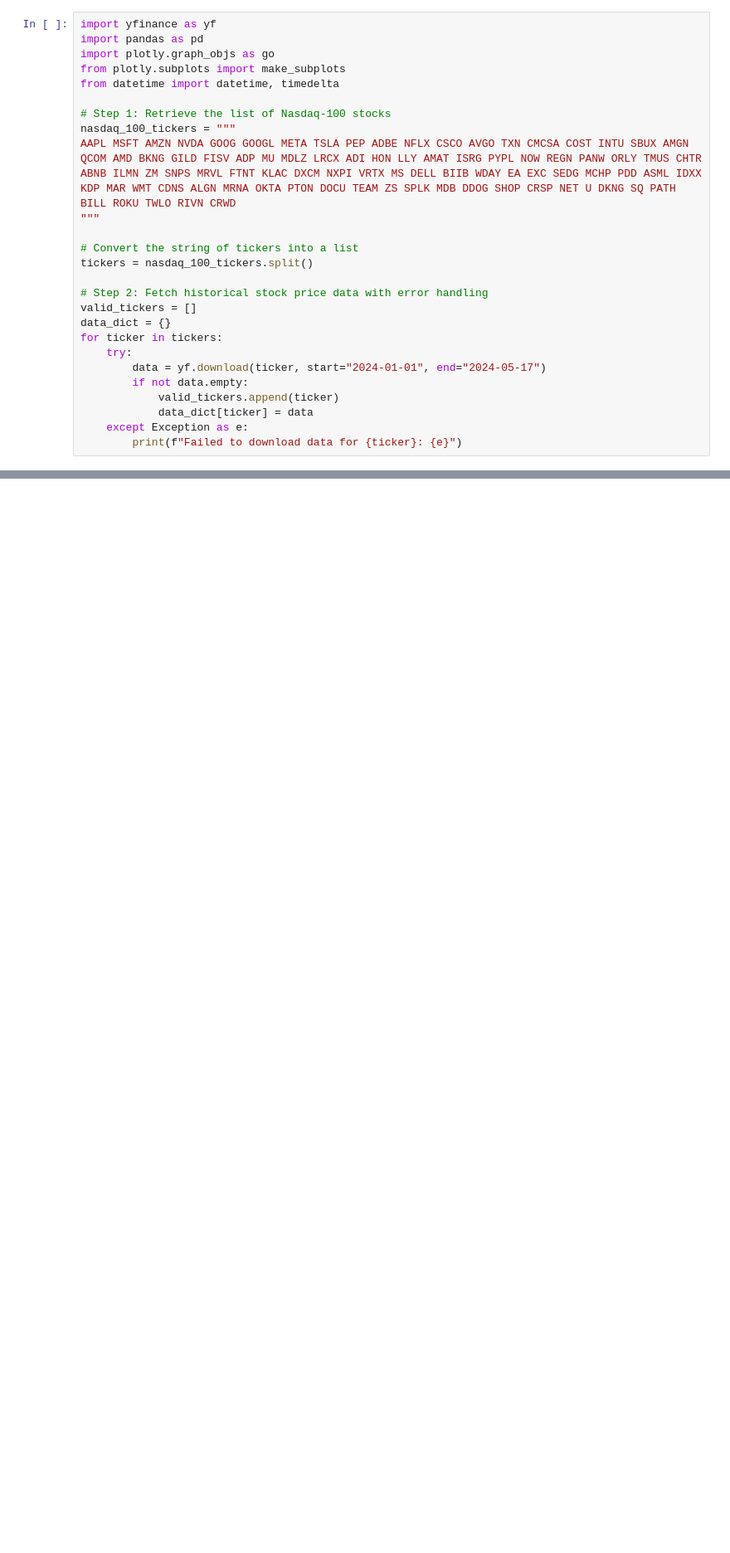
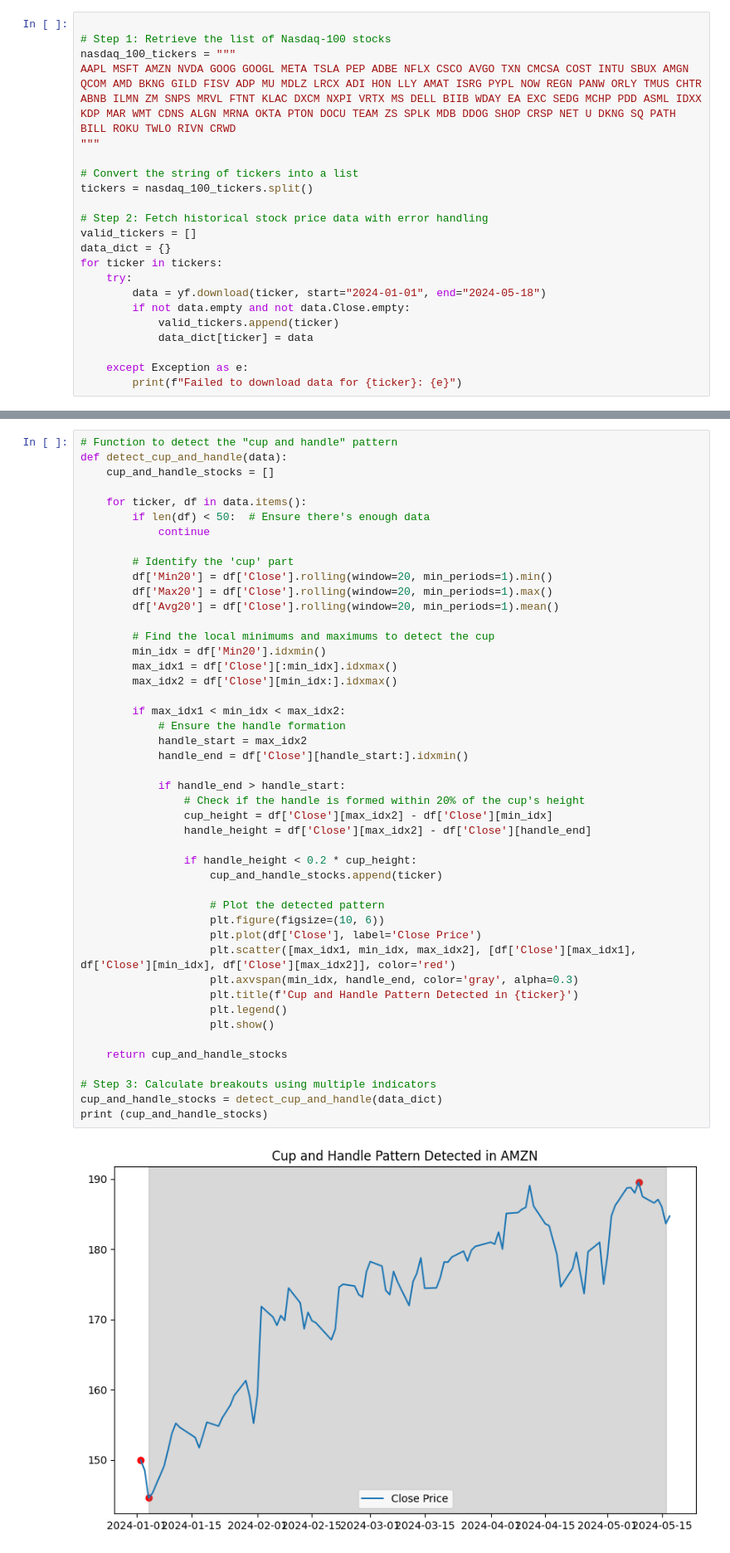
Before and after one commit to ilank-pro/SmartHotel360-Website, a Jupyter notebook: Stock_Search.ipynb, the cells around one changed output, grey strips where cells are left out. Shown at 83% size. Cells and saved outputs as stored; diff of their text form; blank space fills up the shorter version.

```diff
--- a/Stock_Search.ipynb
+++ b/Stock_Search.ipynb
@@ -3,9 +11,4 @@
 # %%
-import yfinance as yf
-import pandas as pd
-import plotly.graph_objs as go
-from plotly.subplots import make_subplots
-from datetime import datetime, timedelta
 
 # Step 1: Retrieve the list of Nasdaq-100 stocks
 nasdaq_100_tickers = """
@@ -20,10 +23,11 @@ valid_tickers = []
 data_dict = {}
 for ticker in tickers:
     try:
-        data = yf.download(ticker, start="2024-01-01", end="2024-05-17")
-        if not data.empty:
+        data = yf.download(ticker, start="2024-01-01", end="2024-05-18")
+        if not data.empty and not data.Close.empty:
             valid_tickers.append(ticker)
             data_dict[ticker] = data
+
     except Exception as e:
         print(f"Failed to download data for {ticker}: {e}")
 # %% [output]
@@ -76,0 +226,48 @@ print (breakout_stocks)
+# %%
+# Function to detect the "cup and handle" pattern
+def detect_cup_and_handle(data):
+    cup_and_handle_stocks = []
+
+    for ticker, df in data.items():
+        if len(df) < 50:  # Ensure there's enough data
+            continue
+
+        # Identify the 'cup' part
+        df['Min20'] = df['Close'].rolling(window=20, min_periods=1).min()
+        df['Max20'] = df['Close'].rolling(window=20, min_periods=1).max()
+        df['Avg20'] = df['Close'].rolling(window=20, min_periods=1).mean()
+
+        # Find the local minimums and maximums to detect the cup
+        min_idx = df['Min20'].idxmin()
+        max_idx1 = df['Close'][:min_idx].idxmax()
+        max_idx2 = df['Close'][min_idx:].idxmax()
+
+        if max_idx1 < min_idx < max_idx2:
+            # Ensure the handle formation
+            handle_start = max_idx2
+            handle_end = df['Close'][handle_start:].idxmin()
+
+            if handle_end > handle_start:
+                # Check if the handle is formed within 20% of the cup's height
+                cup_height = df['Close'][max_idx2] - df['Close'][min_idx]
+                handle_height = df['Close'][max_idx2] - df['Close'][handle_end]
+
+                if handle_height < 0.2 * cup_height:
+                    cup_and_handle_stocks.append(ticker)
+
+                    # Plot the detected pattern
+                    plt.figure(figsize=(10, 6))
+                    plt.plot(df['Close'], label='Close Price')
+                    plt.scatter([max_idx1, min_idx, max_idx2], [df['Close'][max_idx1], df['Close'][min_idx], df['Close'][max_idx2]], color='red')
+                    plt.axvspan(min_idx, handle_end, color='gray', alpha=0.3)
+                    plt.title(f'Cup and Handle Pattern Detected in {ticker}')
+                    plt.legend()
+                    plt.show()
+
+    return cup_and_handle_stocks
+
+# Step 3: Calculate breakouts using multiple indicators
+cup_and_handle_stocks = detect_cup_and_handle(data_dict)
+print (cup_and_handle_stocks)
+# %% [output]
+[figure, added]
```
Also changed, not shown: parts of 9 cells of this notebook.
